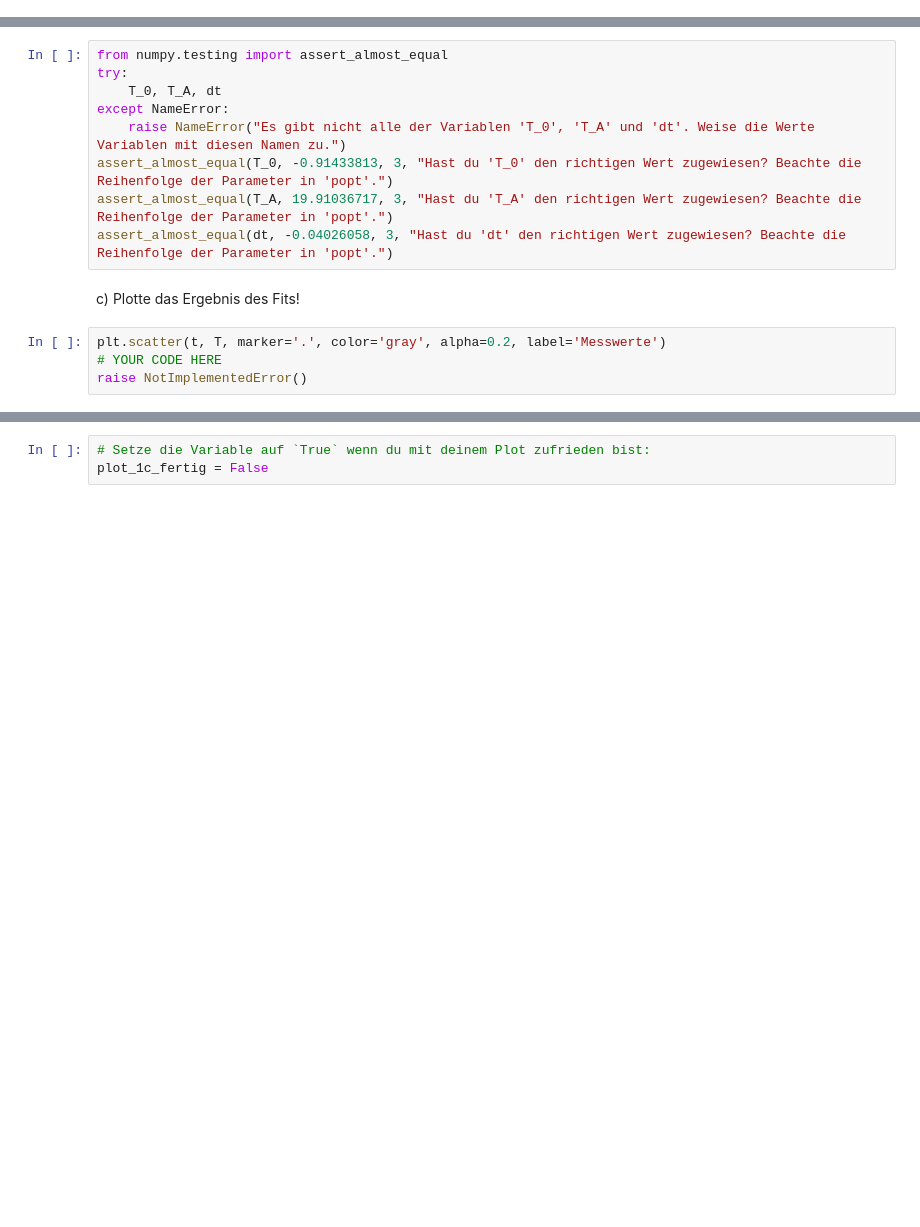
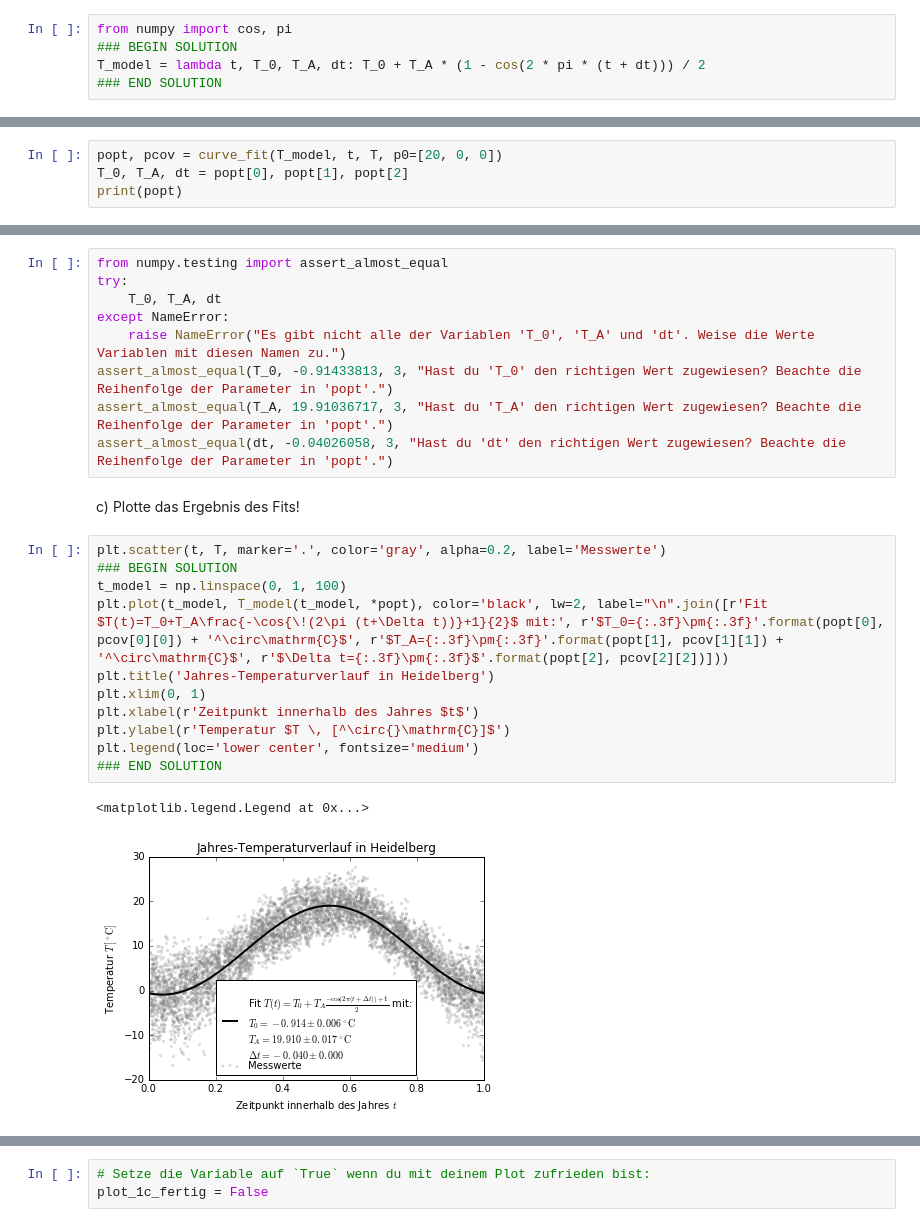
Before and after one commit to uhd-pap/course-deploy, a Jupyter notebook: 203 - Fits mit Scipy.ipynb, the cells around one changed output, grey strips where cells are left out. Cells and saved outputs as stored; diff of their text form; blank space fills up the shorter version.

```diff
--- a/203 - Fits mit Scipy.ipynb
+++ b/203 - Fits mit Scipy.ipynb
@@ -110,3 +120,8 @@ raise NotImplementedError()
+# %%
+from numpy import cos, pi
+### BEGIN SOLUTION
+T_model = lambda t, T_0, T_A, dt: T_0 + T_A * (1 - cos(2 * pi * (t + dt))) / 2
+### END SOLUTION
 # %%
 from numpy.testing import assert_array_almost_equal
 try:
@@ -121,0 +134,4 @@ raise NotImplementedError()
+# %%
+popt, pcov = curve_fit(T_model, t, T, p0=[20, 0, 0])
+T_0, T_A, dt = popt[0], popt[1], popt[2]
+print(popt)
@@ -130,10 +148,20 @@ assert_almost_equal(T_A, 19.91036717, 3, "Hast du 'T_A' den richtigen Wert zugew
 assert_almost_equal(dt, -0.04026058, 3, "Hast du 'dt' den richtigen Wert zugewiesen? Beachte die Reihenfolge der Parameter in 'popt'.")
 # %% [markdown]
 c) Plotte das Ergebnis des Fits!
-# %%
-plt.scatter(t, T, marker='.', color='gray', alpha=0.2, label='Messwerte')
-# YOUR CODE HERE
-raise NotImplementedError()
+# %%
+plt.scatter(t, T, marker='.', color='gray', alpha=0.2, label='Messwerte')
+### BEGIN SOLUTION
+t_model = np.linspace(0, 1, 100)
+plt.plot(t_model, T_model(t_model, *popt), color='black', lw=2, label="\n".join([r'Fit $T(t)=T_0+T_A\frac{-\cos{\!(2\pi (t+\Delta t))}+1}{2}$ mit:', r'$T_0={:.3f}\pm{:.3f}'.format(popt[0], pcov[0][0]) + '^\circ\mathrm{C}$', r'$T_A={:.3f}\pm{:.3f}'.format(popt[1], pcov[1][1]) + '^\circ\mathrm{C}$', r'$\Delta t={:.3f}\pm{:.3f}$'.format(popt[2], pcov[2][2])]))
+plt.title('Jahres-Temperaturverlauf in Heidelberg')
+plt.xlim(0, 1)
+plt.xlabel(r'Zeitpunkt innerhalb des Jahres $t$')
+plt.ylabel(r'Temperatur $T \, [^\circ{}\mathrm{C}]$')
+plt.legend(loc='lower center', fontsize='medium')
+### END SOLUTION
+# %% [output]
+<matplotlib.legend.Legend at 0x...>
+[figure, added]
 # %% [markdown]
 Sieht dein Plot etwa so aus?
 
```
Also changed, not shown: parts of 8 cells of this notebook, 10 other files.
